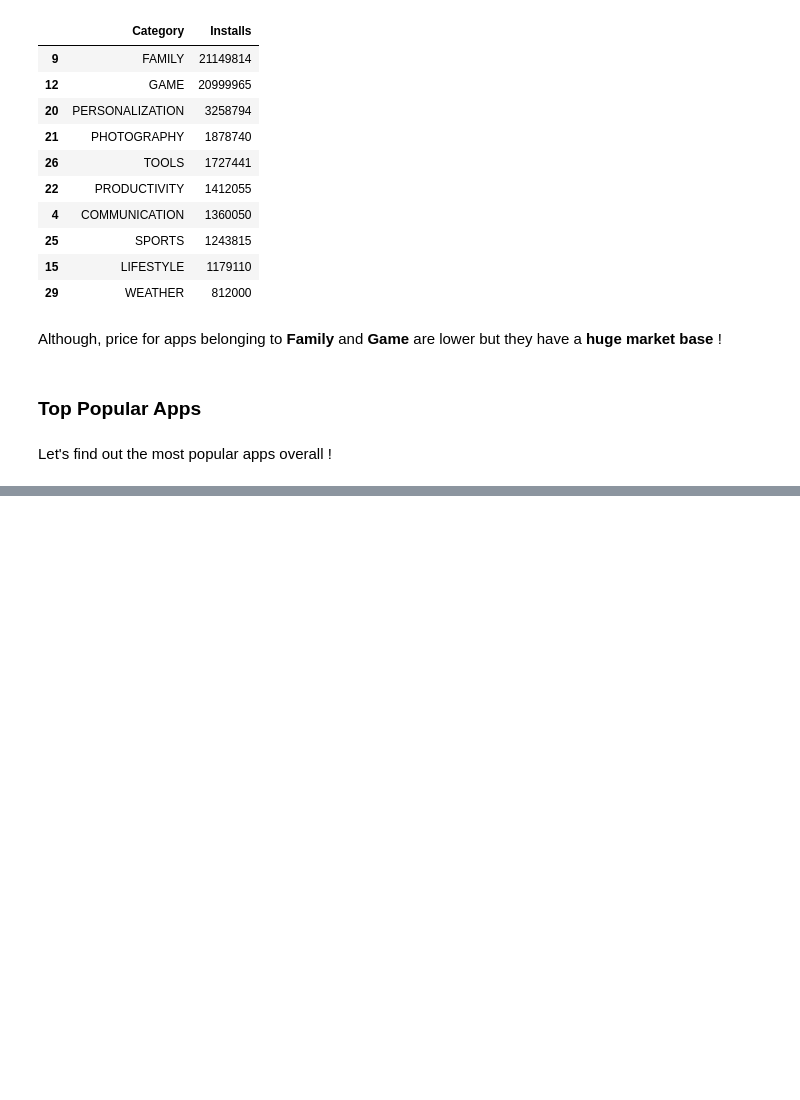
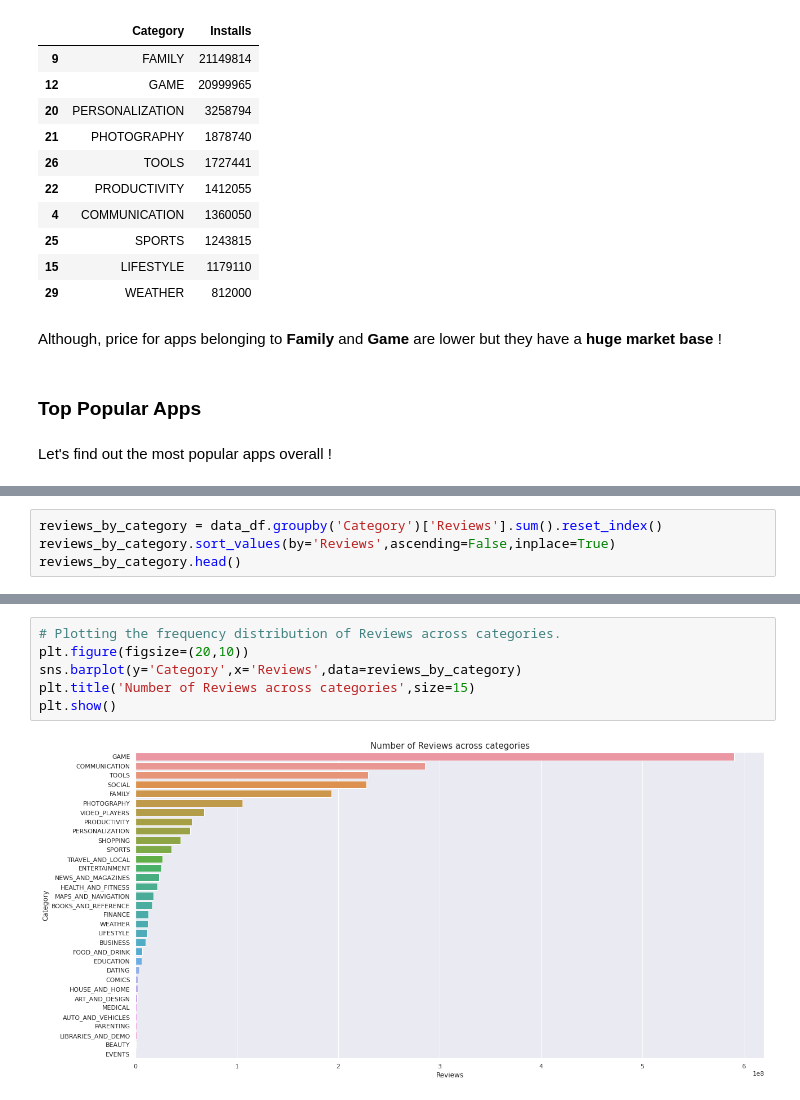
Before and after one commit to swarntam/Comcast_Telecom_Consumer_Complaints, a Jupyter notebook: Play_Store_App_Review_Analysis_Capstone_Project.ipynb, the cells around one changed output, grey strips where cells are left out. Saved outputs shown, nothing was run; the diff lists cells and outputs as text; blank space fills up the shorter version.

```diff
--- a/Play_Store_App_Review_Analysis_Capstone_Project.ipynb
+++ b/Play_Store_App_Review_Analysis_Capstone_Project.ipynb
@@ -1221,0 +1316,4 @@ data_df[['App','Rating','Installs','Category','Type','Android Ver']]\
+# %%
+reviews_by_category = data_df.groupby('Category')['Reviews'].sum().reset_index()
+reviews_by_category.sort_values(by='Reviews',ascending=False,inplace=True)
+reviews_by_category.head()
@@ -1221,0 +1327,8 @@ data_df[['App','Rating','Installs','Category','Type','Android Ver']]\
+# %%
+# Plotting the frequency distribution of Reviews across categories.
+plt.figure(figsize=(20,10))
+sns.barplot(y='Category',x='Reviews',data=reviews_by_category)
+plt.title('Number of Reviews across categories',size=15)
+plt.show()
+# %% [output]
+[figure, added]
```
Also changed, not shown: parts of 52 cells of this notebook.
